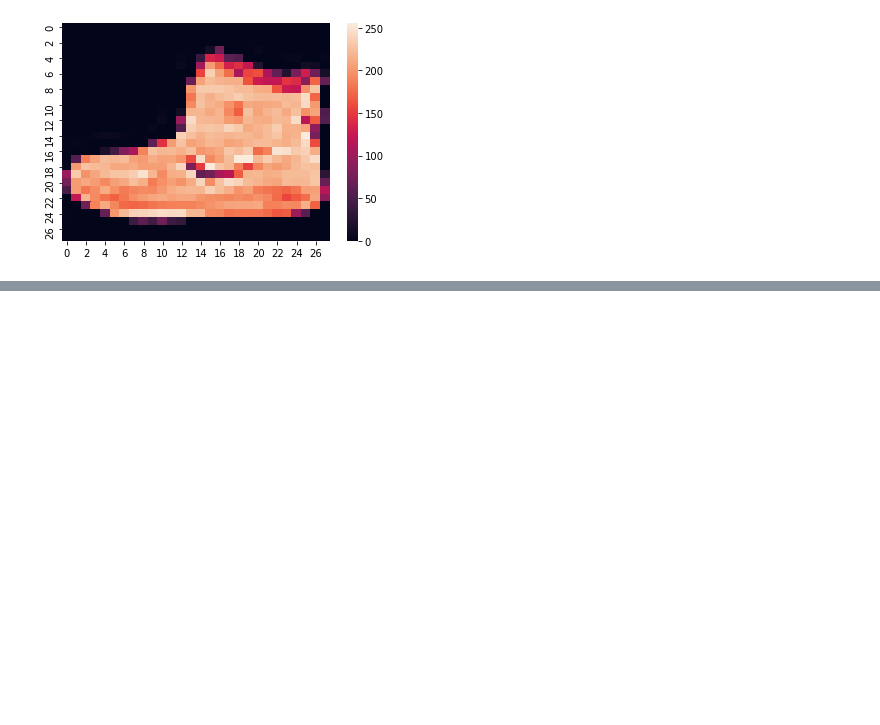
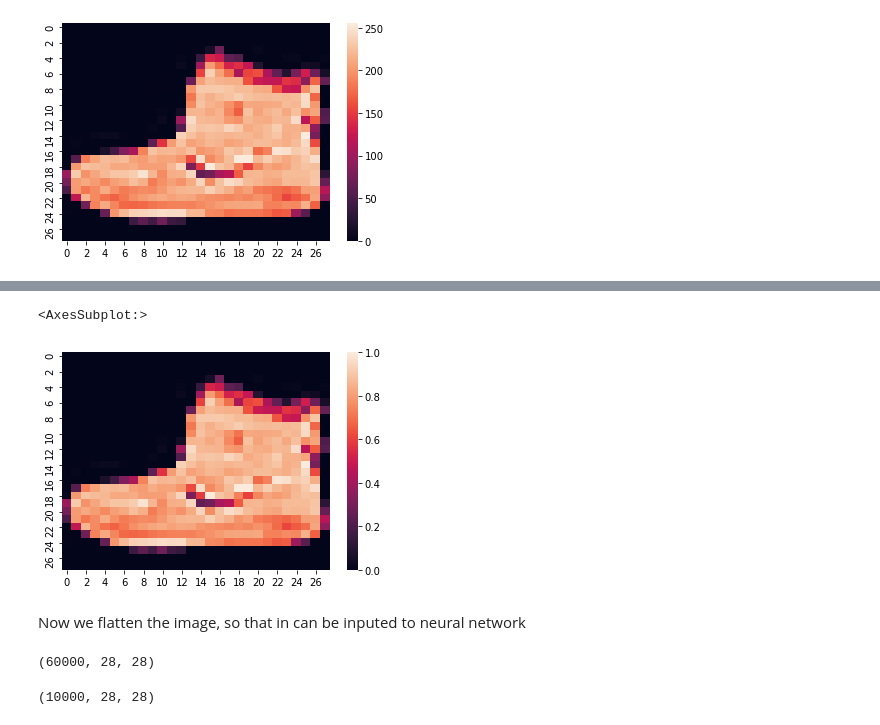
Before and after one commit to JanGorczynski/Image-recognition-fashion-mnist, a Jupyter notebook: Image recognition.ipynb, the cells around one changed output, grey strips where cells are left out. Drawn from its saved outputs; the diff is of its cells as text; code cells hidden in the pictures; blank space fills up the shorter version.

```diff
--- a/Image recognition.ipynb
+++ b/Image recognition.ipynb
@@ -61,0 +66,3 @@ sns.heatmap(X_train[0])
+# %%
+X_test = X_test/255
+X_train = X_train/255
@@ -61,0 +89,15 @@ sns.heatmap(X_train[0])
+# %%
+sns.heatmap(X_train[0])
+# %% [output]
+<AxesSubplot:>
+[figure, added]
+# %% [markdown]
+Now we flatten the image, so that in can be inputed to neural network
+# %%
+X_train.shape
+# %% [output]
+(60000, 28, 28)
+# %%
+X_test.shape
+# %% [output]
+(10000, 28, 28)
```
Also changed, not shown: parts of 7 cells of this notebook.
